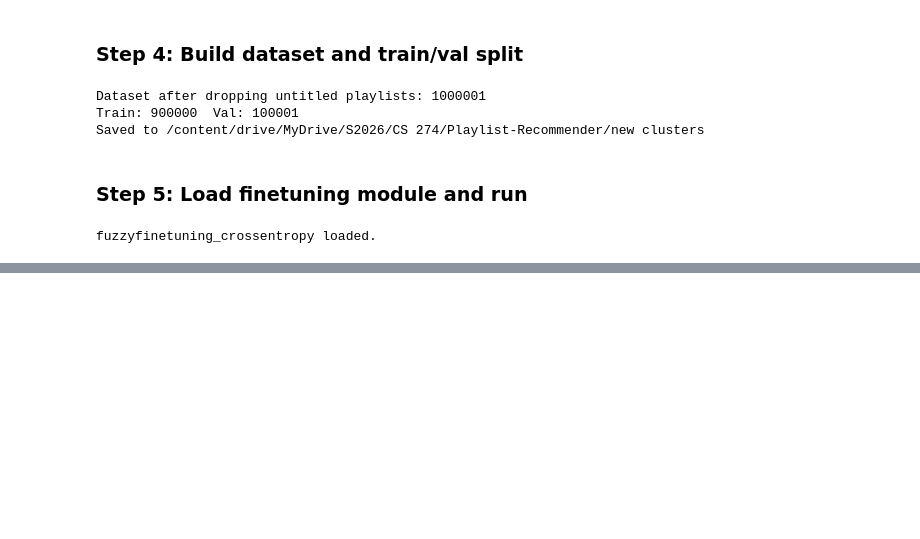
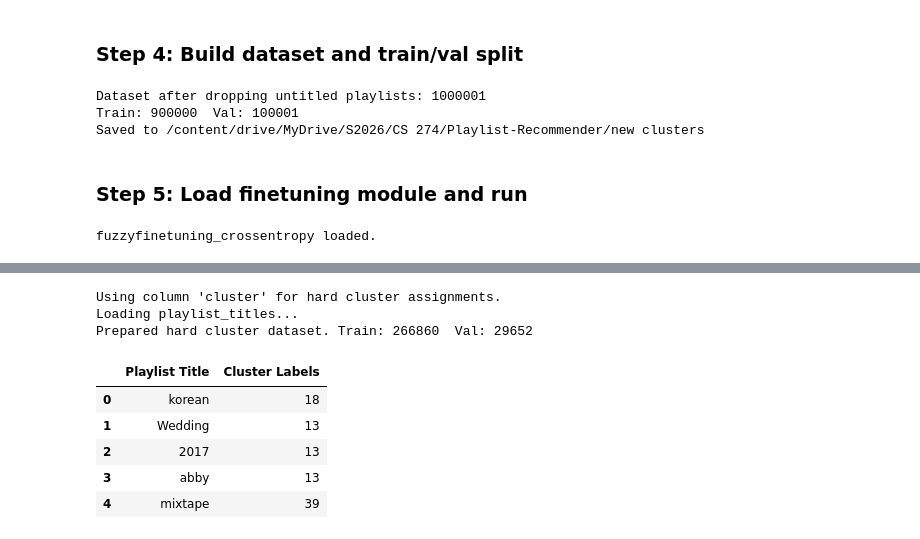
Before and after one commit to siddmohanty111/RecsysUpgrade, a Jupyter notebook: PlaylistRecsysUpgrade/fuzzy_finetuning.ipynb, the cells around one changed output, grey strips where cells are left out. Drawn from its saved outputs; the diff is of its cells as text; code cells hidden in the pictures; blank space fills up the shorter version.

```diff
--- a/PlaylistRecsysUpgrade/fuzzy_finetuning.ipynb
+++ b/PlaylistRecsysUpgrade/fuzzy_finetuning.ipynb
@@ -149,0 +207,48 @@ fuzzy_ft.run(
+# %%
+# Identify the cluster column (assuming it's the one that isn't 'pid')
+cluster_col = [c for c in clusters_pruned_df.columns if c != "pid"][0]
+print(f"Using column '{cluster_col}' for hard cluster assignments.")
+
+# Ensure playlist_titles is loaded
+if 'playlist_titles' not in globals():
+    import pickle
+    print("Loading playlist_titles...")
+    with open(EMBEDDINGS_PKL, "rb") as f:
+        raw_data = pickle.load(f)
+    playlist_titles = (
+        raw_data.get("playlist_titles", {})
+        if isinstance(raw_data, dict)
+        else {}
+    )
+
+# Map pids to titles
+data_pruned_df = pd.DataFrame({
+    "Playlist Title": [playlist_titles.get(pid, "") for pid in clusters_pruned_df["pid"]],
+    "Cluster Labels": clusters_pruned_df[cluster_col]
+})
+
+# Drop untitled playlists
+data_pruned_df = data_pruned_df[data_pruned_df["Playlist Title"].str.strip() != ""].reset_index(drop=True)
+
+# Train/val split
+train_pruned_df, val_pruned_df = train_test_split(data_pruned_df, test_size=0.1, random_state=42)
+
+TRAIN_PRUNED_CSV = os.path.join(CLUSTERS_OUTPUT_DIR, "train_pruned_hard.csv")
+VAL_PRUNED_CSV   = os.path.join(CLUSTERS_OUTPUT_DIR, "val_pruned_hard.csv")
+
+train_pruned_df.to_csv(TRAIN_PRUNED_CSV, index=False)
+val_pruned_df.to_csv(VAL_PRUNED_CSV, index=False)
+print(f"Prepared hard cluster dataset. Train: {len(train_pruned_df)}  Val: {len(val_pruned_df)}")
+
+# Display the dataset with titles to verify
+display(data_pruned_df.head())
+# %% [output]
+Using column 'cluster' for hard cluster assignments.
+Loading playlist_titles...
+Prepared hard cluster dataset. Train: 266860  Val: 29652
+|  | Playlist Title | Cluster Labels |
+| 0 | korean | 18 |
+| 1 | Wedding | 13 |
+| 2 | 2017 | 13 |
+| 3 | abby | 13 |
+| 4 | mixtape | 39 |
```
Also changed, not shown: parts of 6 cells of this notebook.
